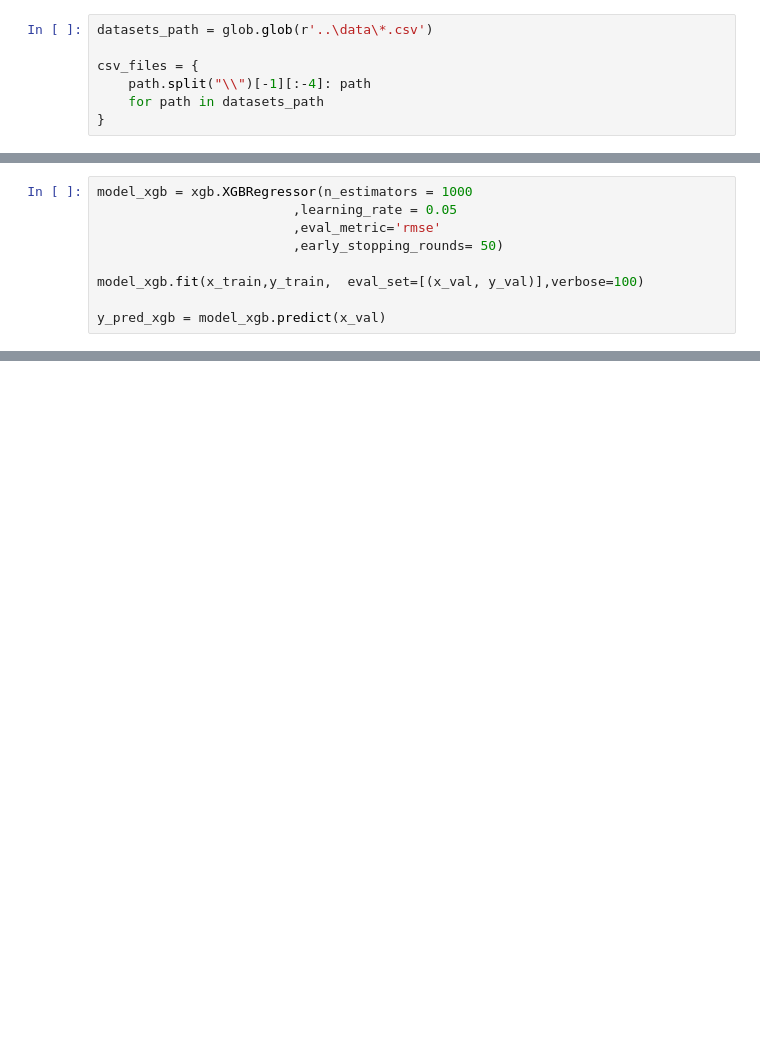
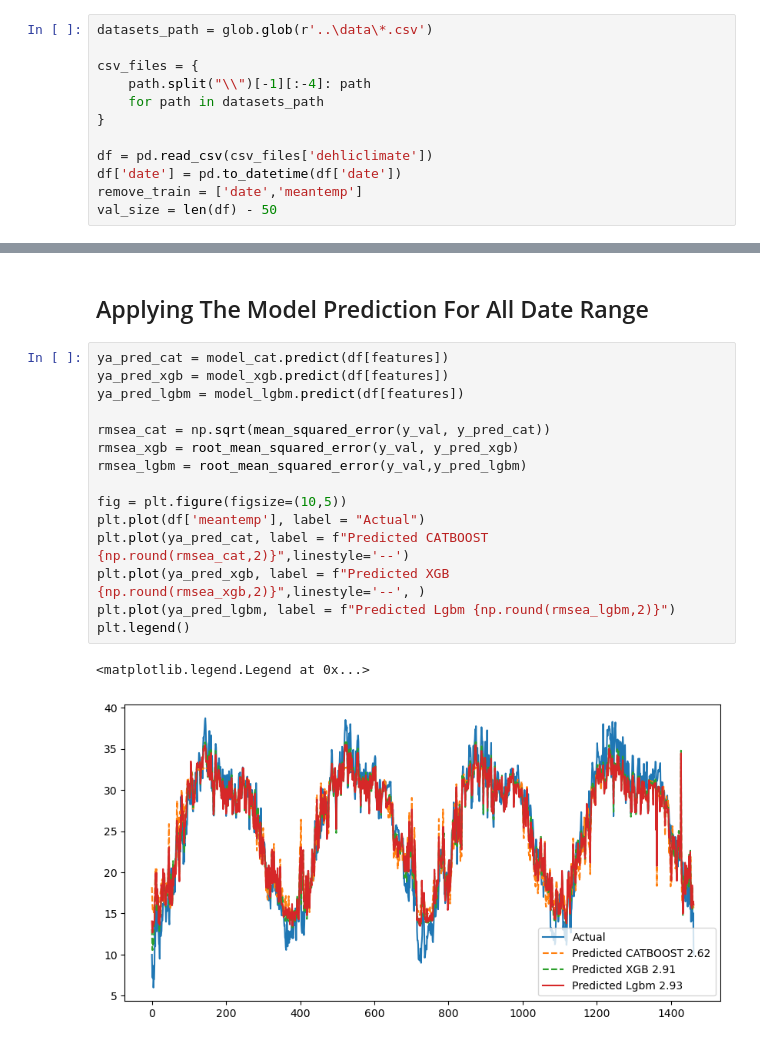
Before and after one commit to GuilhermeKnipl/Data-Science-Lab, a Jupyter notebook: frameworks_notebooks/GradBoost.ipynb, the cells around one changed output, grey strips where cells are left out. Drawn from its saved outputs; the diff is of its cells as text; blank space fills up the shorter version.

```diff
--- a/frameworks_notebooks/GradBoost.ipynb
+++ b/frameworks_notebooks/GradBoost.ipynb
@@ -14,4 +16,9 @@ csv_files = {
     path.split("\\")[-1][:-4]: path
     for path in datasets_path
 }
+
+df = pd.read_csv(csv_files['dehliclimate'])
+df['date'] = pd.to_datetime(df['date'])
+remove_train = ['date','meantemp']
+val_size = len(df) - 50
 # %%
@@ -68,9 +46,0 @@ RMSE = 4.665873911889874
-# %%
-model_xgb = xgb.XGBRegressor(n_estimators = 1000
-                         ,learning_rate = 0.05
-                         ,eval_metric='rmse'
-                         ,early_stopping_rounds= 50)
-
-model_xgb.fit(x_train,y_train,  eval_set=[(x_val, y_val)],verbose=100)
-
-y_pred_xgb = model_xgb.predict(x_val)
@@ -91,0 +122,20 @@ Index(['humidity', 'wind_speed', 'meanpressure'], dtype='object')
+# %% [markdown]
+## Applying The Model Prediction For All Date Range
+# %%
+ya_pred_cat = model_cat.predict(df[features])
+ya_pred_xgb = model_xgb.predict(df[features])
+ya_pred_lgbm = model_lgbm.predict(df[features])
+
+rmsea_cat = np.sqrt(mean_squared_error(y_val, y_pred_cat))
+rmsea_xgb = root_mean_squared_error(y_val, y_pred_xgb)
+rmsea_lgbm = root_mean_squared_error(y_val,y_pred_lgbm)
+
+fig = plt.figure(figsize=(10,5))
+plt.plot(df['meantemp'], label = "Actual")
+plt.plot(ya_pred_cat, label = f"Predicted CATBOOST {np.round(rmsea_cat,2)}",linestyle='--')
+plt.plot(ya_pred_xgb, label = f"Predicted XGB {np.round(rmsea_xgb,2)}",linestyle='--', )
+plt.plot(ya_pred_lgbm, label = f"Predicted Lgbm {np.round(rmsea_lgbm,2)}")
+plt.legend()
+# %% [output]
+<matplotlib.legend.Legend at 0x...>
+[figure, added]
```
Also changed, not shown: parts of 13 cells of this notebook.
